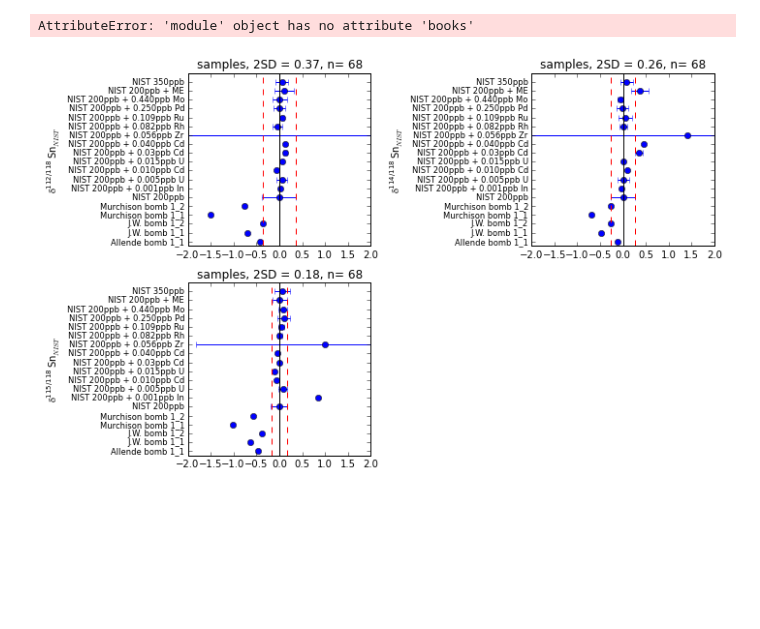
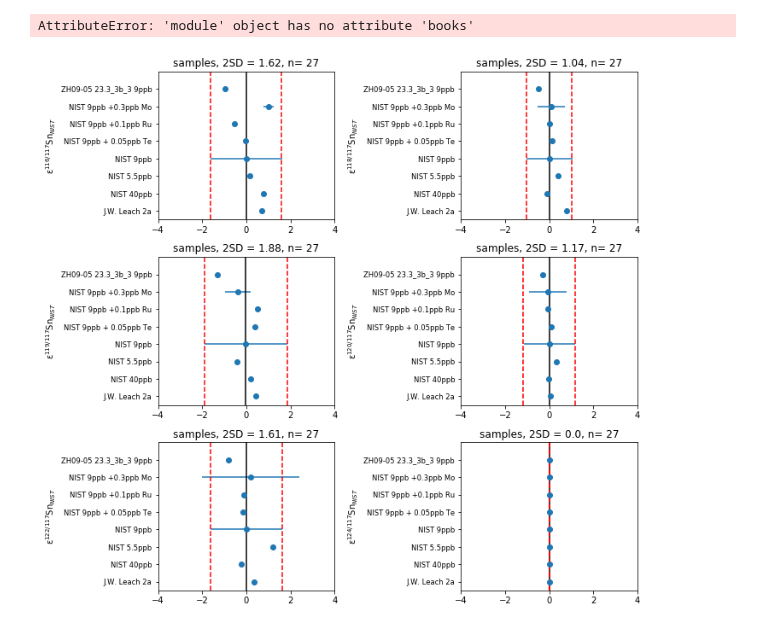
Before and after one commit to Marfster/NU_Plasma, a Jupyter notebook: Nu Plasma Evaluation - internal norm.ipynb, the cells around one changed output. Cells and saved outputs as stored; diff of their text form; code cells hidden in the pictures; blank space fills up the shorter version.

Commit message:
- new ipython workbooks - extract zeros, extract pressures - nu_data_reduction: - new method beta

```diff
--- a/Nu Plasma Evaluation - internal norm.ipynb
+++ b/Nu Plasma Evaluation - internal norm.ipynb
@@ -138,8 +203,8 @@ for sample in sample_ls:
 
         new_corr = evaluation(df_zero, cycles, isotopes, cup_config, database, mass_range, corr_isotopes_2 , denom_corr_ratio)
         new_corr.line2_corr(df_zero, "119")
-        #df_bgd_1 = new_corr.mad_outlier_rejection_dict(df_bgd_1)
-        #df_bgd_2 = new_corr.mad_outlier_rejection_dict(df_bgd_2)
+        df_bgd_1 = new_corr.mad_outlier_rejection_dict(df_bgd_1)
+        df_bgd_2 = new_corr.mad_outlier_rejection_dict(df_bgd_2)
         new_corr.data_bgd_corr(df_bgd_1, df_bgd_2)
     else:
         df_zero = df.data_zero_corr(sample)
@@ -150,8 +215,8 @@ for sample in sample_ls:
     data_sample_raw = pd.DataFrame.from_dict(data_sample_raw, orient = 'index')
     data_sample_raw = new_corr.mad_outlier_rejection(data_sample_raw)
 
-    #data_sample = new_corr.internal_norm_1(norm_ratio, denom_isotope, iter_beta)
-    data_sample = new_corr.raw_ratios_corr(denom_isotope)
+    data_sample = new_corr.internal_norm_1(norm_ratio, denom_isotope, iter_beta)
+    #data_sample = new_corr.raw_ratios_corr(denom_isotope)
     data_sample = pd.DataFrame.from_dict(data_sample, orient = 'index')
     data_sample = new_corr.mad_outlier_rejection(data_sample)
 
@@ -317,25 +389,3 @@ epsilon_comp = epsilon_NIST.append(epsilon_2, ignore_index=False)
 #epsilon_comp.index = epsilon_comp["Date"]
 #epsilon_comp.columns
 epsilon_comp = epsilon_comp.sort_index(axis=0)
-# %%
-epsilon_comp = epsilon_comp.drop([datetime.strptime("2016-12-20 21:53", "%Y-%m-%d %H:%M"),
-                                  datetime.strptime("2016-12-20 20:15", "%Y-%m-%d %H:%M"),
-                                  datetime.strptime("2016-12-20 20:55", "%Y-%m-%d %H:%M"),
-                                       datetime.strptime("2016-12-21 01:50", "%Y-%m-%d %H:%M"),
-                                       datetime.strptime("2016-12-21 02:30", "%Y-%m-%d %H:%M"),
-                                       datetime.strptime("2016-12-21 03:29", "%Y-%m-%d %H:%M"),
-                                       datetime.strptime("2016-12-21 08:06", "%Y-%m-%d %H:%M"),
-                                       datetime.strptime("2016-12-21 09:04", "%Y-%m-%d %H:%M"),
-                                       datetime.strptime("2016-12-21 12:31", "%Y-%m-%d %H:%M"),
-                                       datetime.strptime("2016-12-21 17:21", "%Y-%m-%d %H:%M"),
-                                  datetime.strptime("2016-12-21 21:37", "%Y-%m-%d %H:%M"),
-                                    datetime.strptime("2016-12-21 21:51", "%Y-%m-%d %H:%M"),
-                                  datetime.strptime("2016-12-21 22:06", "%Y-%m-%d %H:%M"),
-                                       datetime.strptime("2016-12-21 22:36", "%Y-%m-%d %H:%M"),
-                                  datetime.strptime("2016-12-21 23:45", "%Y-%m-%d %H:%M"),
-                                  datetime.strptime("2016-12-22 00:25", "%Y-%m-%d %H:%M"),
-                                       datetime.strptime("2016-12-22 01:24", "%Y-%m-%d %H:%M"),
-                                       datetime.strptime("2016-12-22 03:12", "%Y-%m-%d %H:%M"),
-                                       datetime.strptime("2016-12-22 04:11", "%Y-%m-%d %H:%M"),
-                                       datetime.strptime("2016-12-22 05:20", "%Y-%m-%d %H:%M")])
-epsilon_comp
@@ -392,5 +437,5 @@ epsilon_sum
 # %%
-sel_ratio = "112/118"
+### sel_ratio = "112/118"
 std = "NIST 100ppb"
 
 def plot_epsilon(sel_ratio, std, xlim):
@@ -404,7 +449,7 @@ def plot_epsilon(sel_ratio, std, xlim):
     plt.axvline(epsilon_comp[epsilon_comp["sample"]== std][sel_ratio].mean()+ 2*epsilon_comp[epsilon_comp["sample"]== std][sel_ratio].std(), color='r', linestyle='--')
     plt.axvline(epsilon_comp[epsilon_comp["sample"]== std][sel_ratio].mean()- 2*epsilon_comp[epsilon_comp["sample"]== std][sel_ratio].std(), color='r', linestyle='--')
     #plt.axvline(plot_Nist[sel_ratio].mean()- 2*plot_Nist[sel_ratio].std(), color='r', linestyle='--')
-    plt.ylabel(r'$\mathregular{\delta^{'+sel_ratio+'}}$Sn$_{NIST}$')
+    plt.ylabel(r'$\mathregular{\epsilon^{'+sel_ratio+'}}$Sn$_{NIST}$')
     #savefig(path+"epsilon_118.pdf", bbox_inches='tight')
 # %%
 wb = xw.books.add()
@@ -431,21 +476,22 @@ wb.sheets[4].range('BF21').value = epsilon_comp
 wb.sheets[4].range('BF36').value = epsilon_sum
 # %%
 #sel_ratio = ["116/118", "117/118", "119/118", "120/118", "122/118", "124/118"]
+sel_ratio = ["116/117", "118/117", "119/117", "120/117", "122/117", "124/117"]
 #sel_ratio = ["116/120", "117/120", "118/120", "119/120", "122/120", "124/120"]
 #sel_ratio = ["112/120", "114/120", "115/120"]
-sel_ratio = ["112/118", "114/118", "115/118"]
-xlim = [-2, 2]
+#sel_ratio = ["112/118", "114/118", "115/118"]
+xlim = [-4, 4]
 
 fig = plt.figure(figsize=(10,15))
 
 for i in range(len(sel_ratio)):
     ax = plt.subplot(5,2,i+1)
-    plot_epsilon(sel_ratio[i], "NIST 200ppb", xlim)
+    plot_epsilon(sel_ratio[i], "NIST 9ppb", xlim)
 fig.tight_layout()
 #wb.sheets[4].pictures.add(fig, name= '116/120 norm - bgd_corr 1', update = True)
-savefig(path+"delta_x_bgd_118_1.pdf", bbox_inches='tight')
+#savefig(path+"epsilon_x_bgd_122_118_2_200ppb_no_inter_corr.pdf", bbox_inches='tight')
 # %% [output]
-[figure, old version]
+[figure, new version]
 # %%
 sel_ratio = "116/118"
 epsilon_comp = epsilon_comp[epsilon_comp["sample"] == "NIST 200ppb"]
```
Also changed, not shown: parts of 19 cells of this notebook, 3 other files.
